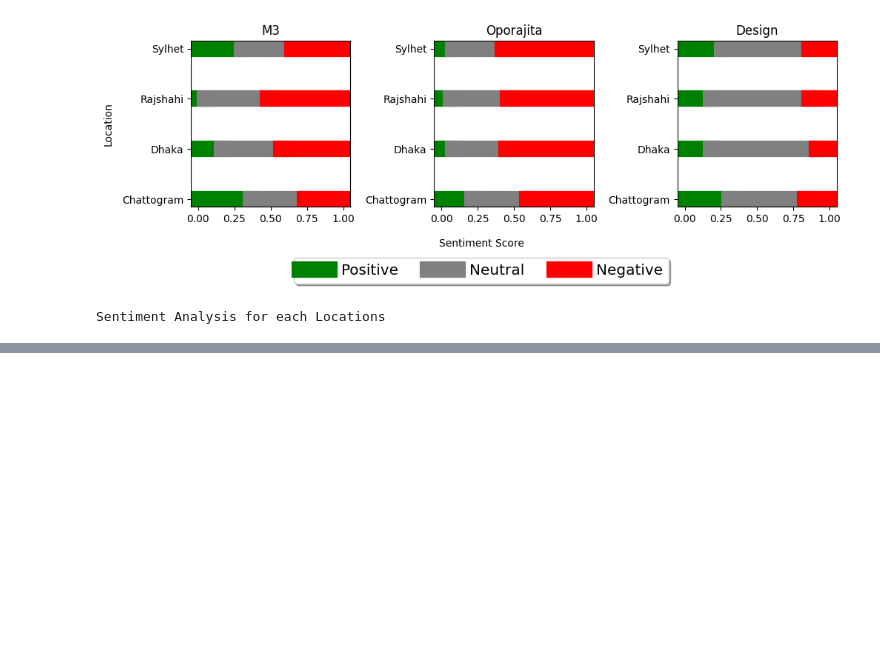
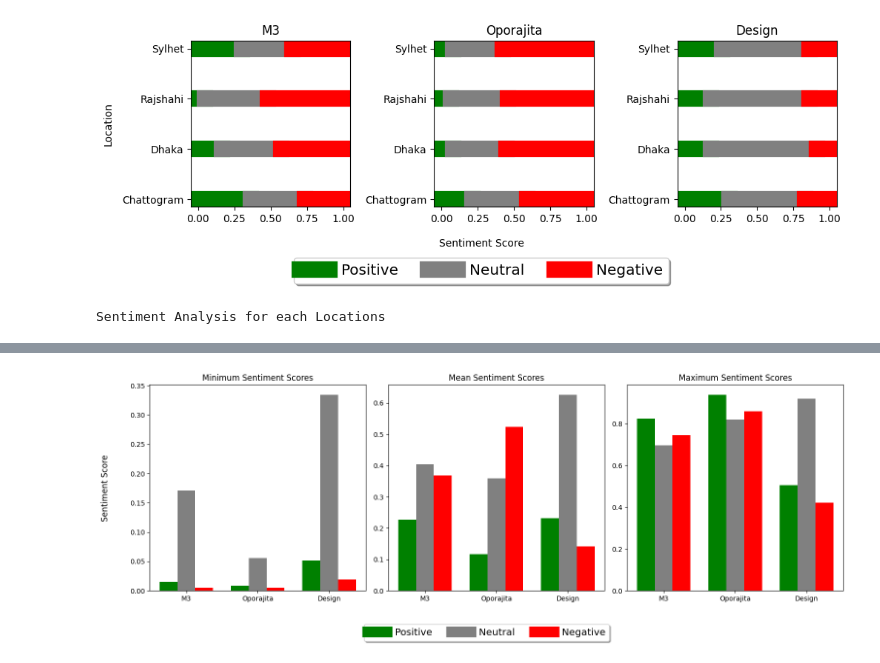
Before and after one commit to SumitKar01/mail-response-analysis, a Jupyter notebook: graphing-response.ipynb, the cells around one changed output, grey strips where cells are left out. Cells and saved outputs as stored; diff of their text form; code cells hidden in the pictures; blank space fills up the shorter version.

Commit message:
Kaggle Notebook | Graphing Response | Sub-Plots final

```diff
--- a/graphing-response.ipynb
+++ b/graphing-response.ipynb
@@ -333,3 +333,19 @@ def avg_sentiment_group_dataframe(df):
 # %% [output]
 [figure]
 Sentiment Analysis for each Locations
+# %%
+def summary_sentiment(df):
+    sentiments = ['Sentiment_Positive', 'Sentiment_Neutral', 'Sentiment_Negative']
+    summary_data = {}  # Initialize an empty dictionary to store summary data for all sentiments
+    for sentiment in sentiments:
+        # Calculate min, avg, max for current sentiment
+        summary_data[sentiment] = df[sentiment].agg(['min', 'mean', 'max'])
+    return summary_data
+
+summary_m3 = summary_sentiment(avg_m3_df)
+summary_oporajita = summary_sentiment(avg_oporajita_df)
+summary_design = summary_sentiment(avg_design_df)
+
+print(summary_m3)
+print(summary_oporajita)
+print(summary_design)
@@ -335,0 +457,74 @@ Sentiment Analysis for each Locations
+# %%
+def plot_sentiment_scores(ax, data, title):
+    labels = ['M3', 'Oporajita', 'Design']
+    x = np.arange(len(labels))
+    width = 0.25
+
+    for i, (label, color) in enumerate(zip(['Positive', 'Neutral', 'Negative'], ['green', 'grey', 'red'])):
+        ax.bar(x + i*width - width, data[label], width, label=label, color=color)
+
+#     ax.set_xlabel('Dataset')
+#     ax.set_ylabel('Sentiment Score')
+    ax.set_title(title)
+    ax.set_xticks(x)
+    ax.set_xticklabels(labels)
+
+# Data
+min_data = {
+    'Positive': [summary_m3['Sentiment_Positive']['min'],
+                 summary_oporajita['Sentiment_Positive']['min'],
+                 summary_design['Sentiment_Positive']['min']],
+    'Neutral': [summary_m3['Sentiment_Neutral']['min'],
+                summary_oporajita['Sentiment_Neutral']['min'],
+                summary_design['Sentiment_Neutral']['min']],
+    'Negative': [summary_m3['Sentiment_Negative']['min'],
+                 summary_oporajita['Sentiment_Negative']['min'],
+                 summary_design['Sentiment_Negative']['min']]
+}
+
+mean_data = {
+    'Positive': [summary_m3['Sentiment_Positive']['mean'],
+                 summary_oporajita['Sentiment_Positive']['mean'],
+                 summary_design['Sentiment_Positive']['mean']],
+    'Neutral': [summary_m3['Sentiment_Neutral']['mean'],
+                summary_oporajita['Sentiment_Neutral']['mean'],
+                summary_design['Sentiment_Neutral']['mean']],
+    'Negative': [summary_m3['Sentiment_Negative']['mean'],
+                 summary_oporajita['Sentiment_Negative']['mean'],
+                 summary_design['Sentiment_Negative']['mean']]
+}
+
+max_data = {
+    'Positive': [summary_m3['Sentiment_Positive']['max'],
+                 summary_oporajita['Sentiment_Positive']['max'],
+                 summary_design['Sentiment_Positive']['max']],
+    'Neutral': [summary_m3['Sentiment_Neutral']['max'],
+                summary_oporajita['Sentiment_Neutral']['max'],
+                summary_design['Sentiment_Neutral']['max']],
+    'Negative': [summary_m3['Sentiment_Negative']['max'],
+                 summary_oporajita['Sentiment_Negative']['max'],
+                 summary_design['Sentiment_Negative']['max']]
+}
+
+# Creating subplots
+fig, axs = plt.subplots(1, 3, figsize=(15, 5))
+handles, labels = axes[0].get_legend_handles_labels()
+fig.legend(handles, labels, loc='lower center', bbox_to_anchor=(0.5, -0.15), shadow=True, ncol=3, fontsize='x-large')
+
+# Set common xlabel and ylabel for the entire figure
+#fig.text(0.5, -0.05, 'Sentiment Score', ha='center')
+fig.text(-0.03, 0.5, 'Sentiment Score', va='center', rotation='vertical', fontsize='large')
+# Plotting minimum sentiment scores
+plot_sentiment_scores(axs[0], min_data, 'Minimum Sentiment Scores')
+
+# Plotting mean sentiment scores
+plot_sentiment_scores(axs[1], mean_data, 'Mean Sentiment Scores')
+
+# Plotting maximum sentiment scores
+plot_sentiment_scores(axs[2], max_data, 'Maximum Sentiment Scores')
+
+plt.tight_layout()
+plt.show()
+print('Min, Mean and Max Sentiment Scores')
+# %% [output]
+[figure, added]
```
Also changed, not shown: parts of 3 cells of this notebook.
